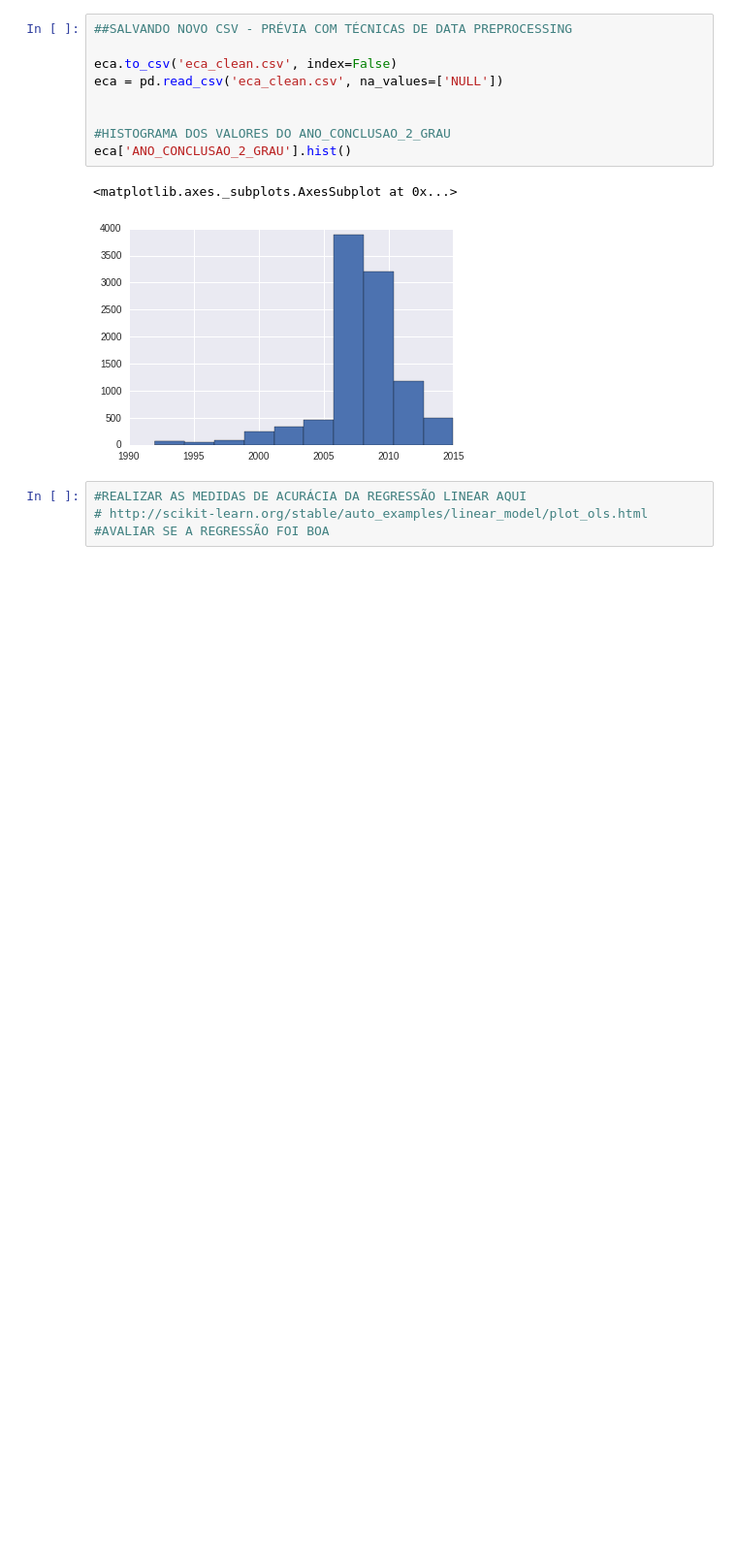
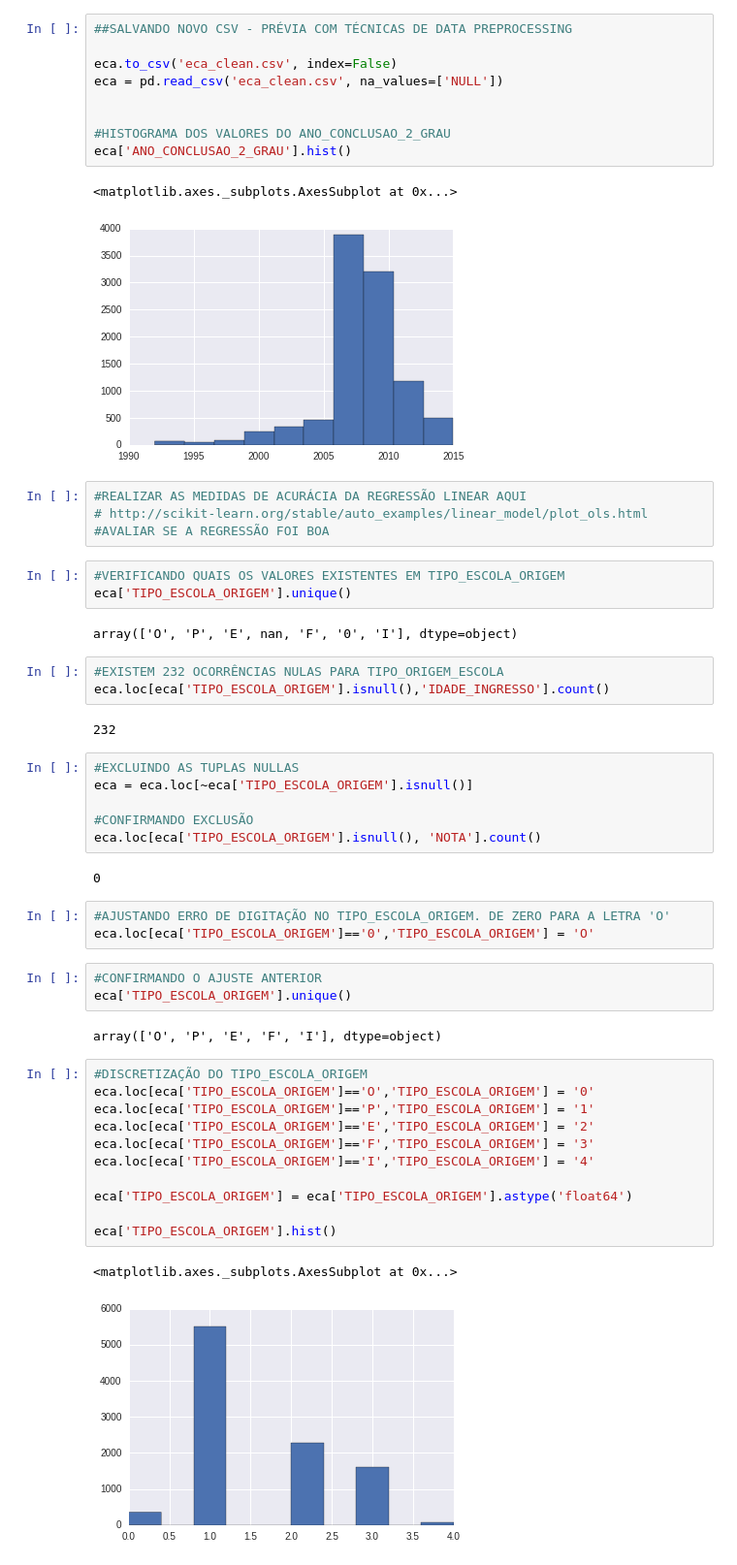
Before and after one commit to sandeco/educacao, a Jupyter notebook: automacao.ipynb, the cells around one changed output. Shown at 97% size. Cells and saved outputs as stored; diff of their text form; blank space fills up the shorter version.

```diff
--- a/automacao.ipynb
+++ b/automacao.ipynb
@@ -441,3 +432,43 @@ eca['ANO_CONCLUSAO_2_GRAU'].hist()
 #REALIZAR AS MEDIDAS DE ACURÁCIA DA REGRESSÃO LINEAR AQUI
 # http://scikit-learn.org/stable/auto_examples/linear_model/plot_ols.html
 #AVALIAR SE A REGRESSÃO FOI BOA
+# %%
+#VERIFICANDO QUAIS OS VALORES EXISTENTES EM TIPO_ESCOLA_ORIGEM
+eca['TIPO_ESCOLA_ORIGEM'].unique()
+# %% [output]
+array(['O', 'P', 'E', nan, 'F', '0', 'I'], dtype=object)
+# %%
+#EXISTEM 232 OCORRÊNCIAS NULAS PARA TIPO_ORIGEM_ESCOLA
+eca.loc[eca['TIPO_ESCOLA_ORIGEM'].isnull(),'IDADE_INGRESSO'].count()
+# %% [output]
+232
+# %%
+#EXCLUINDO AS TUPLAS NULLAS
+eca = eca.loc[~eca['TIPO_ESCOLA_ORIGEM'].isnull()]
+
+#CONFIRMANDO EXCLUSÃO
+eca.loc[eca['TIPO_ESCOLA_ORIGEM'].isnull(), 'NOTA'].count()
+# %% [output]
+0
+# %%
+#AJUSTANDO ERRO DE DIGITAÇÃO NO TIPO_ESCOLA_ORIGEM. DE ZERO PARA A LETRA 'O'
+eca.loc[eca['TIPO_ESCOLA_ORIGEM']=='0','TIPO_ESCOLA_ORIGEM'] = 'O'
+# %%
+#CONFIRMANDO O AJUSTE ANTERIOR
+eca['TIPO_ESCOLA_ORIGEM'].unique()
+# %% [output]
+array(['O', 'P', 'E', 'F', 'I'], dtype=object)
+# %%
+#DISCRETIZAÇÃO DO TIPO_ESCOLA_ORIGEM
+eca.loc[eca['TIPO_ESCOLA_ORIGEM']=='O','TIPO_ESCOLA_ORIGEM'] = '0'
+eca.loc[eca['TIPO_ESCOLA_ORIGEM']=='P','TIPO_ESCOLA_ORIGEM'] = '1'
+eca.loc[eca['TIPO_ESCOLA_ORIGEM']=='E','TIPO_ESCOLA_ORIGEM'] = '2'
+eca.loc[eca['TIPO_ESCOLA_ORIGEM']=='F','TIPO_ESCOLA_ORIGEM'] = '3'
+eca.loc[eca['TIPO_ESCOLA_ORIGEM']=='I','TIPO_ESCOLA_ORIGEM'] = '4'
+
+eca['TIPO_ESCOLA_ORIGEM'] = eca['TIPO_ESCOLA_ORIGEM'].astype('float64')
+
+eca['TIPO_ESCOLA_ORIGEM'].hist()
+# %% [output]
+<matplotlib.axes._subplots.AxesSubplot at 0x...>
+[figure, added]
```
Also changed, not shown: parts of 2 cells of this notebook.
